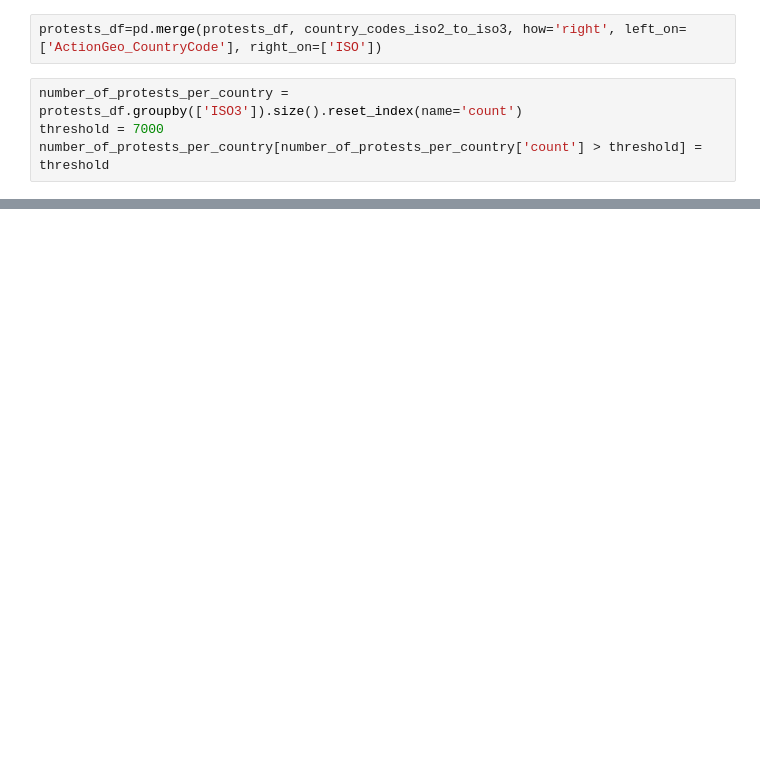
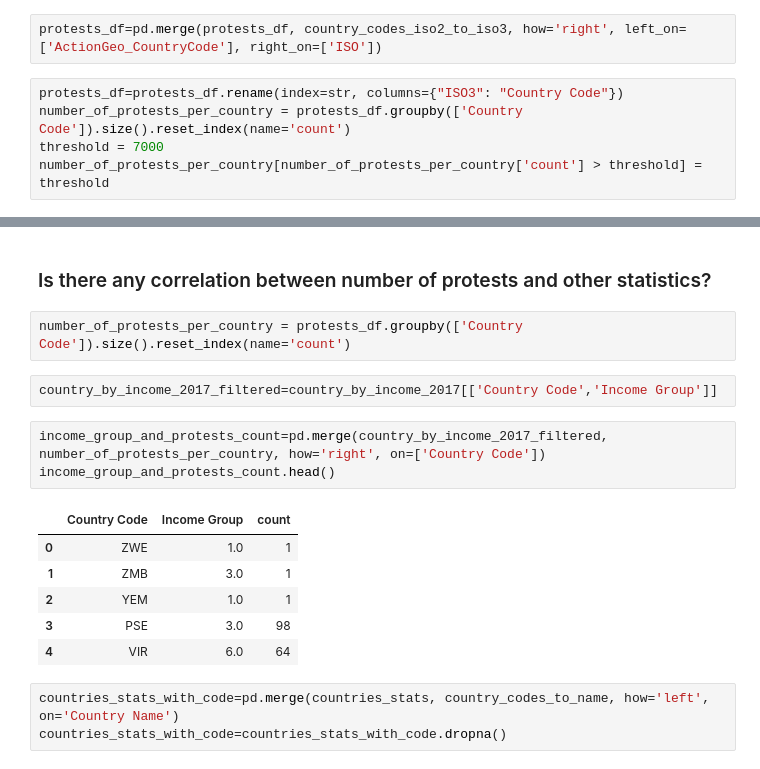
Before and after one commit to Apiquet/ADA_Project, a Jupyter notebook: main.ipynb, the cells around one changed output, grey strips where cells are left out. Cells and saved outputs as stored; diff of their text form; blank space fills up the shorter version.

```diff
--- a/main.ipynb
+++ b/main.ipynb
@@ -169,7 +192,8 @@ dtype: int64
 # %%
 protests_df=pd.merge(protests_df, country_codes_iso2_to_iso3, how='right', left_on=['ActionGeo_CountryCode'], right_on=['ISO'])
 # %%
-number_of_protests_per_country = protests_df.groupby(['ISO3']).size().reset_index(name='count')
+protests_df=protests_df.rename(index=str, columns={"ISO3": "Country Code"})
+number_of_protests_per_country = protests_df.groupby(['Country Code']).size().reset_index(name='count')
 threshold = 7000
 number_of_protests_per_country[number_of_protests_per_country['count'] > threshold] = threshold
 # %%
@@ -183,3 +207,22 @@ results_map_protests_leadership_change.choropleth(geo_data=geo_json_data, data=n
 results_map_protests_leadership_change
 # %% [output]
 [interactive output not drawn]
+# %% [markdown]
+### Is there any correlation between number of protests and other statistics?
+# %%
+number_of_protests_per_country = protests_df.groupby(['Country Code']).size().reset_index(name='count')
+# %%
+country_by_income_2017_filtered=country_by_income_2017[['Country Code','Income Group']]
+# %%
+income_group_and_protests_count=pd.merge(country_by_income_2017_filtered, number_of_protests_per_country, how='right', on=['Country Code'])
+income_group_and_protests_count.head()
+# %% [output]
+|  | Country Code | Income Group | count |
+| 0 | ZWE | 1.0 | 1 |
+| 1 | ZMB | 3.0 | 1 |
+| 2 | YEM | 1.0 | 1 |
+| 3 | PSE | 3.0 | 98 |
+| 4 | VIR | 6.0 | 64 |
+# %%
+countries_stats_with_code=pd.merge(countries_stats, country_codes_to_name, how='left', on='Country Name')
+countries_stats_with_code=countries_stats_with_code.dropna()
```
Also changed, not shown: parts of 11 cells of this notebook, 5 other files.
